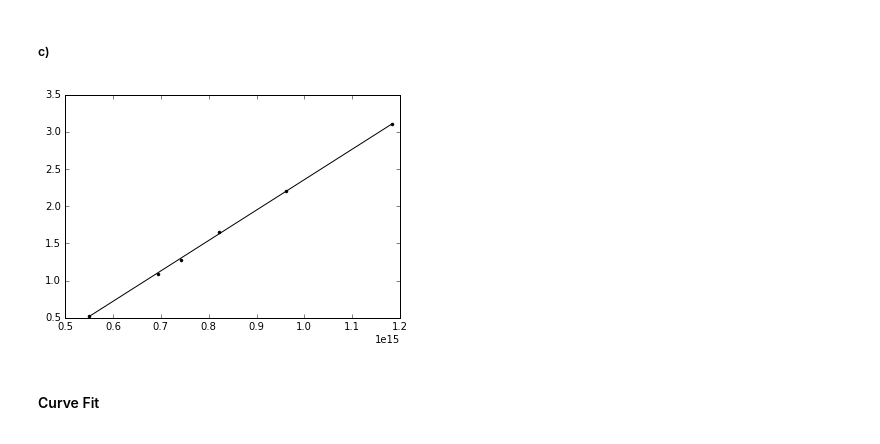
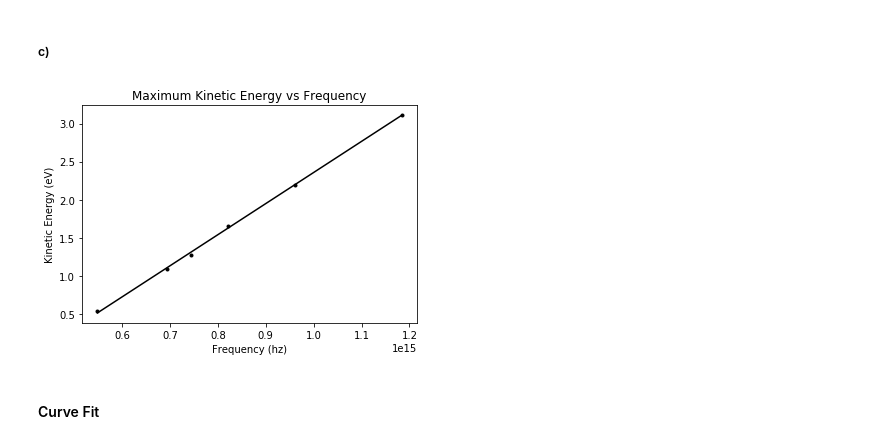
Before and after one commit to DannieWright/Labs, a Jupyter notebook: Lab2/Lab2 - Curve Fitting.ipynb, the cells around one changed output. Drawn from its saved outputs; the diff is of its cells as text; code cells hidden in the pictures.

```diff
--- a/Lab2/Lab2 - Curve Fitting.ipynb
+++ b/Lab2/Lab2 - Curve Fitting.ipynb
@@ -72,12 +72,13 @@ Discuss your algorithm with your lab partner.  Since you'll be writing your own
 Read in the data and plot the values
 # %%
 from numpy import loadtxt
-from pylab import plot, show, xlabel, ylabel
+from pylab import plot, show, xlabel, ylabel, title
 
 #file name and axis label, change based upon file in use
 fileName = "millikan.txt"
 xLabel = "Frequency (hz)"
-yLabel = "Voltage (V)"
+yLabel = "Kinetic Energy (eV)"
+graphTitle = "Maximum Kinetic Energy vs Frequency"
 
 #data type of the file, change based upon file in use
 fileDataType = float
@@ -280,16 +293,23 @@ Intercept: -1.73123580398
 # %%
 #initialize list for xVariation
 xVariation_linreg = []
 
 #fill list for xVariation
 for x in xValues:
     xVariation_linreg.append (getXVariation (slope_linreg, intercept_linreg, x))
 
+#labels plot axes and title
+title (graphTitle)
+xlabel (xLabel)
+ylabel (yLabel)
+
+#plot the data
 plt.plot (xValues, yValues, "k.")
 plt.plot (xValues, xVariation_linreg, "k-")
+
 plt.show ()
 # %% [output]
-[figure, old version]
+[figure, new version]
 # %% [markdown]
 #### Curve Fit
 # %% [markdown]
```
Also changed, not shown: parts of 14 cells of this notebook, 1 other file.
